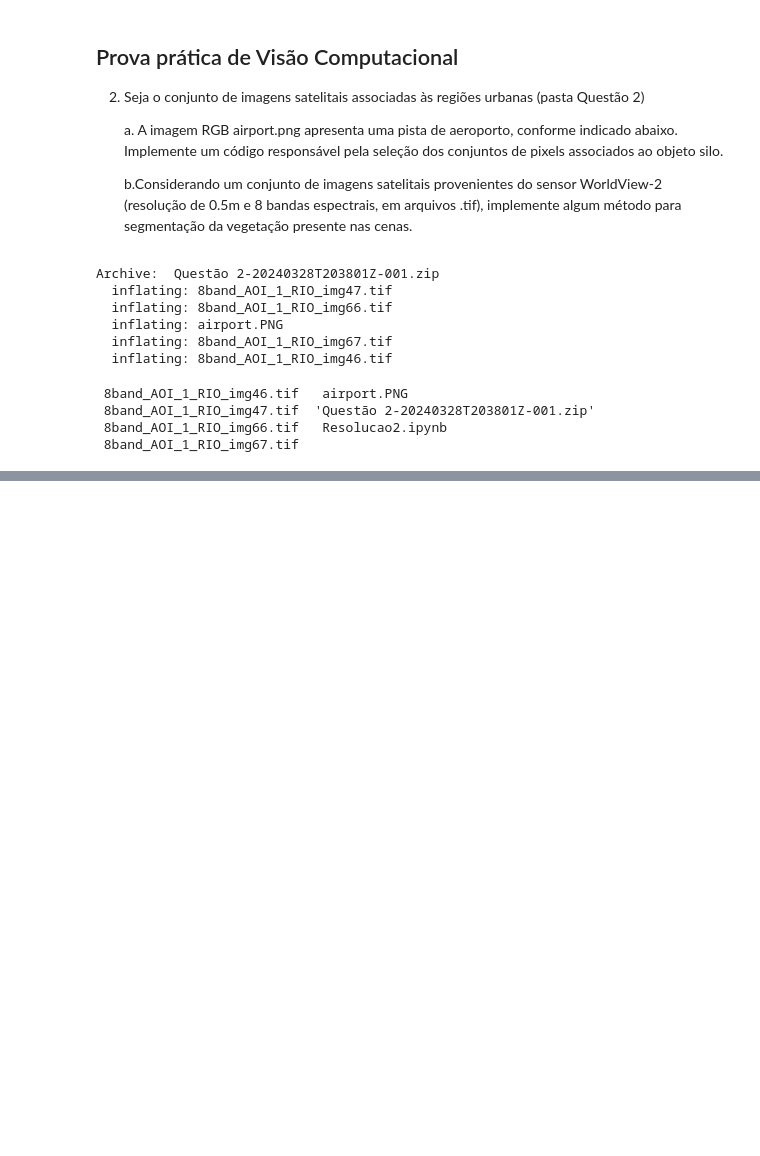
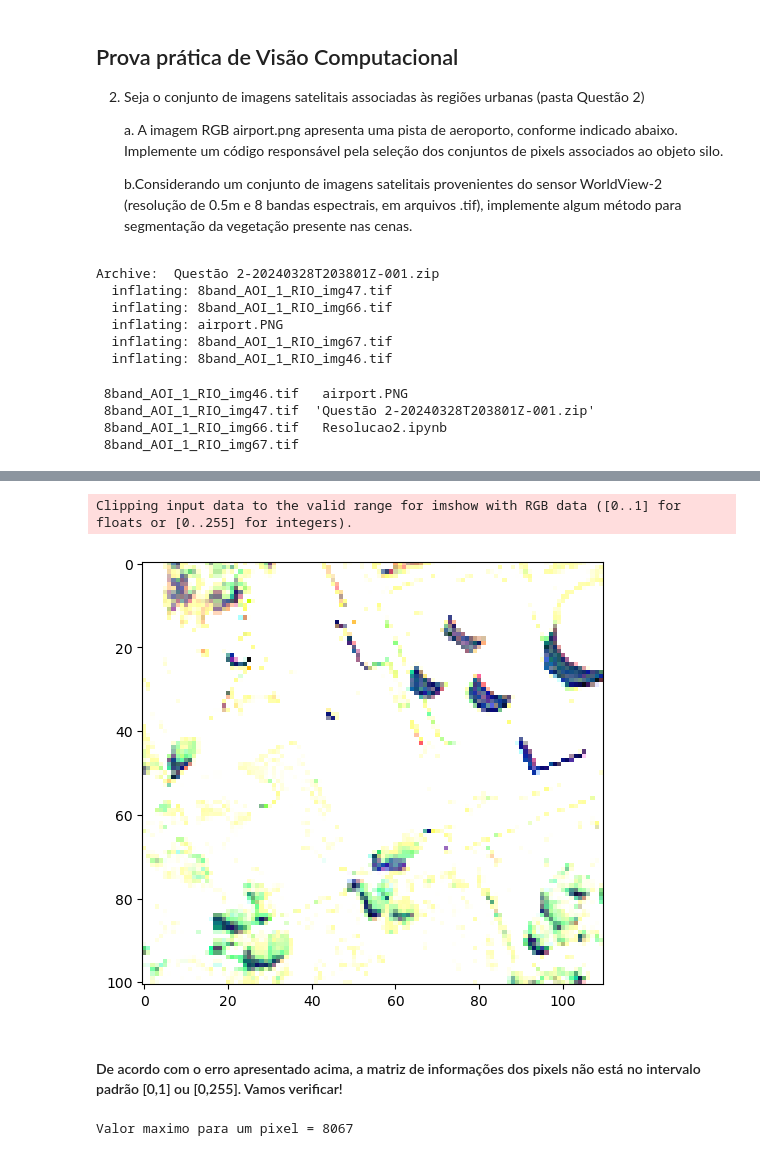
Before and after one commit to yurimarca/FIESC-VisaoComputacional, a Jupyter notebook: Resolucoes/Questao2/Resolucao2.ipynb, the cells around one changed output, grey strips where cells are left out. Drawn from its saved outputs; the diff is of its cells as text; code cells hidden in the pictures; blank space fills up the shorter version.

```diff
--- a/Resolucoes/Questao2/Resolucao2.ipynb
+++ b/Resolucoes/Questao2/Resolucao2.ipynb
@@ -24,0 +125,14 @@ Archive:  Questão 2-20240328T203801Z-001.zip
+# %%
+rgb_image = np.dstack((img46[:, :, 4], img46[:, :, 2], img46[:, :, 1]))
+plt.imshow(rgb_image)
+plt.tight_layout()
+plt.show()
+# %% [output]
+Clipping input data to the valid range for imshow with RGB data ([0..1] for floats or [0..255] for integers).
+[figure, added]
+# %% [markdown]
+#### De acordo com o erro apresentado acima, a matriz de informações dos pixels não está no intervalo padrão [0,1] ou [0,255]. Vamos verificar!
+# %%
+print(f"Valor maximo para um pixel = {np.max(img46)}")
+# %% [output]
+Valor maximo para um pixel = 8067
```
Also changed, not shown: parts of 32 cells of this notebook, 4 other files.
